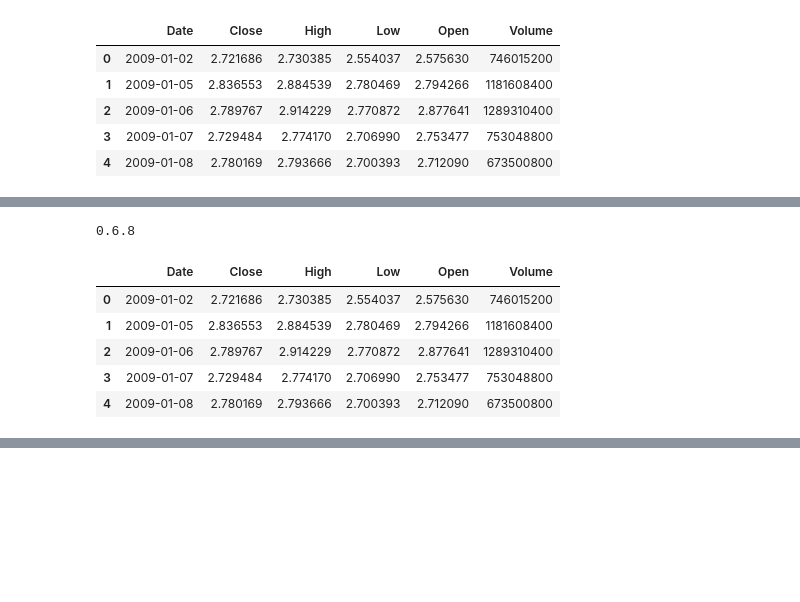
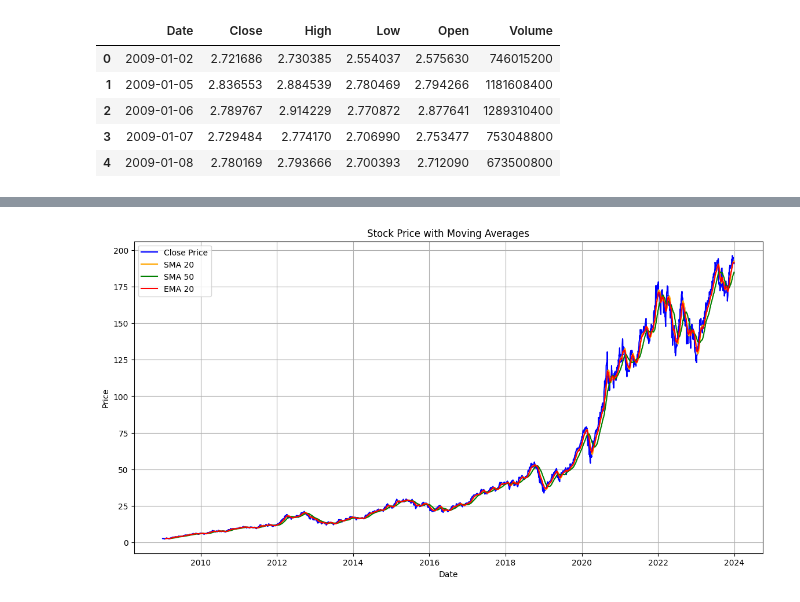
Before and after one commit to yosefmaregn2017-droid/ratings-sentiment-project, a Jupyter notebook: notebooks/Task2_Quantitative_Analysis.ipynb, the cells around one changed output, grey strips where cells are left out. Drawn from its saved outputs; the diff is of its cells as text; code cells hidden in the pictures; blank space fills up the shorter version.

Commit message:
stok price

```diff
--- a/notebooks/Task2_Quantitative_Analysis.ipynb
+++ b/notebooks/Task2_Quantitative_Analysis.ipynb
@@ -108,28 +23,3 @@ Note: you may need to restart the kernel to use updated packages.
-# %%
-import talib
-print(talib.__version__)
-# %% [output]
-0.6.8
-# %%
-import pandas as pd
-
-# Replace with your exact CSV file path
-file_path = r"C:\Users\Yosef Maregn\Desktop\ratings-sentiment-project\data\yfinance_data\Data\AAPL.csv"
-
-df_price = pd.read_csv(file_path)
-
-# Ensure 'Date' is a datetime object and sort by date
-df_price['Date'] = pd.to_datetime(df_price['Date'])
-df_price = df_price.sort_values('Date')
-
-df_price.head()
-# %% [output]
-|  | Date | Close | High | Low | Open | Volume |
-| 0 | 2009-01-02 | 2.721686 | 2.730385 | 2.554037 | 2.575630 | 746015200 |
-| 1 | 2009-01-05 | 2.836553 | 2.884539 | 2.780469 | 2.794266 | 1181608400 |
-| 2 | 2009-01-06 | 2.789767 | 2.914229 | 2.770872 | 2.877641 | 1289310400 |
-| 3 | 2009-01-07 | 2.729484 | 2.774170 | 2.706990 | 2.753477 | 753048800 |
-| 4 | 2009-01-08 | 2.780169 | 2.793666 | 2.700393 | 2.712090 | 673500800 |
 # %%
 import talib
 
@@ -154,3 +46,24 @@ df_price.tail()
 | 3771 | 2023-12-27 | 191.342972 | 191.689703 | 189.302247 | 190.689158 | 48087700 | 192.154308 | 184.149424 | 191.471353 | 53.354446 | 2.029104 | ... |
 | 3772 | 2023-12-28 | 191.768951 | 192.838849 | 191.362784 | 192.323710 | 34049900 | 192.362839 | 184.479567 | 191.499696 | 54.540999 | 1.823998 | ... |
 | 3773 | 2023-12-29 | 190.728775 | 192.581275 | 189.936256 | 192.085953 | 42672100 | 192.490633 | 184.814828 | 191.426275 | 51.121347 | 1.559539 | ... |
+# %%
+import matplotlib.pyplot as plt
+
+plt.figure(figsize=(14, 7))
+
+# Plot Close price
+plt.plot(df_price['Date'], df_price['Close'], label='Close Price', color='blue')
+
+# Plot SMA and EMA
+plt.plot(df_price['Date'], df_price['SMA_20'], label='SMA 20', color='orange')
+plt.plot(df_price['Date'], df_price['SMA_50'], label='SMA 50', color='green')
+plt.plot(df_price['Date'], df_price['EMA_20'], label='EMA 20', color='red')
+
+plt.title("Stock Price with Moving Averages")
+plt.xlabel("Date")
+plt.ylabel("Price")
+plt.legend()
+plt.grid(True)
+plt.show()
+# %% [output]
+[figure, added]
```
Also changed, not shown: parts of 21 cells of this notebook.
